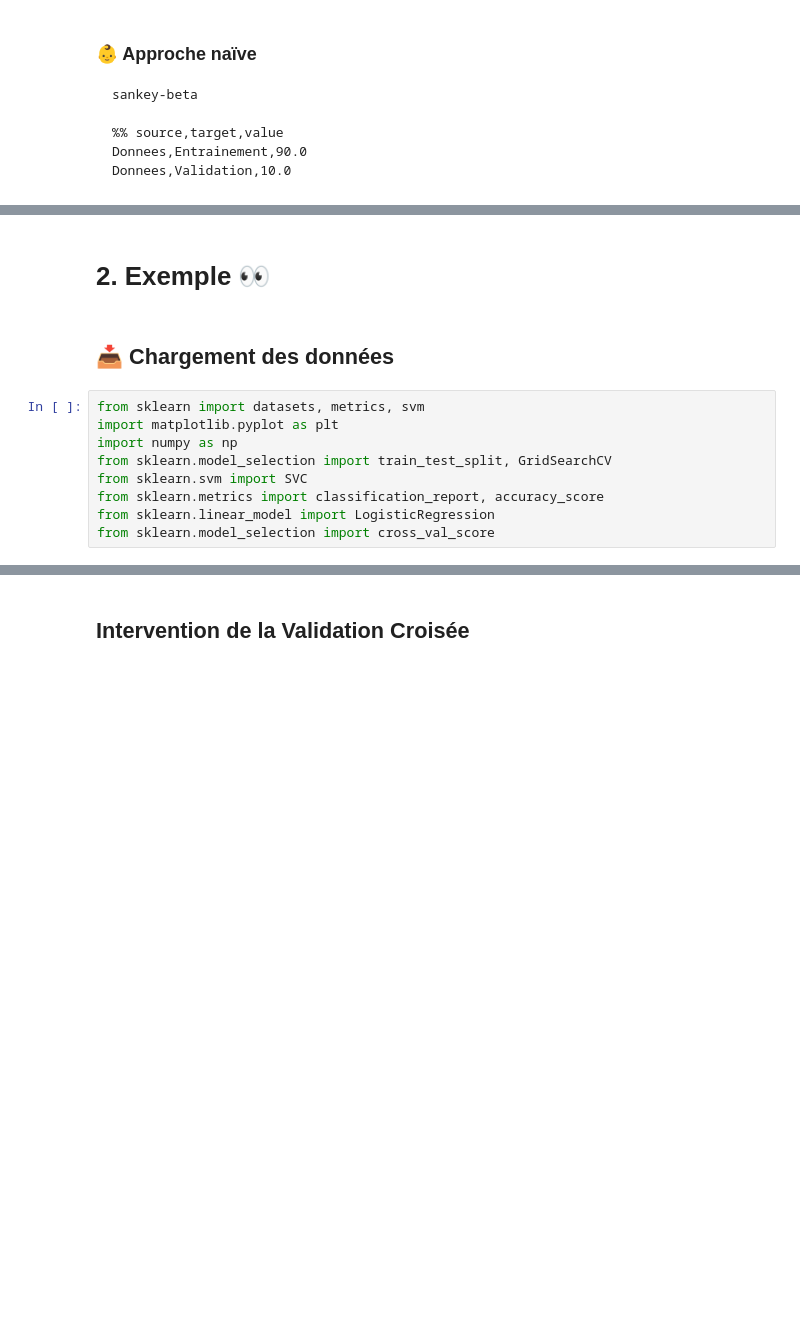
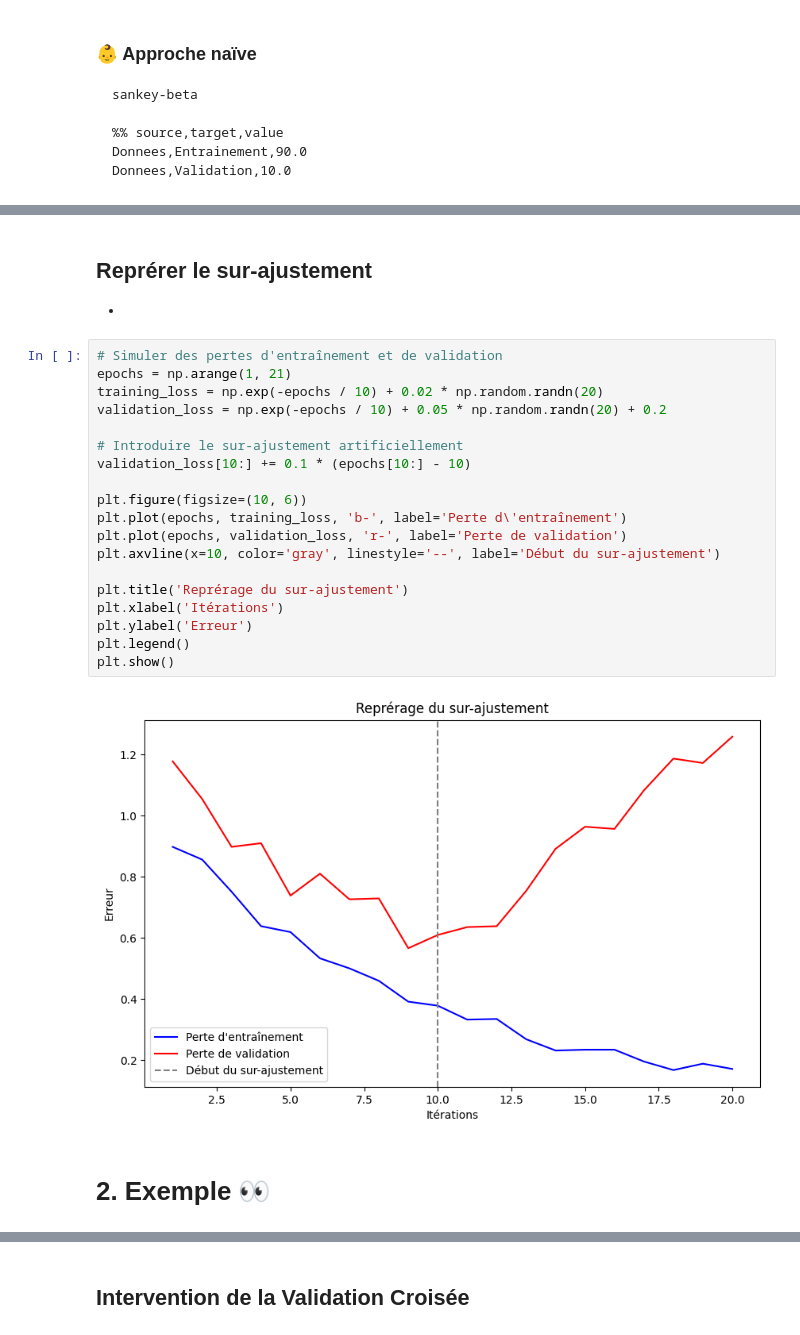
Before and after one commit to AlixANNERAUD/Cross_validation_presentation, a Jupyter notebook: Presentation.ipynb, the cells around one changed output, grey strips where cells are left out. Saved outputs shown, nothing was run; the diff lists cells and outputs as text; blank space fills up the shorter version.

```diff
--- a/Presentation.ipynb
+++ b/Presentation.ipynb
@@ -53,13 +100,27 @@ Les données ne doivent pas être toutes utilisées pour un pli.
+# %% [markdown]
+## Reprérer le sur-ajustement
+
+-
+# %%
+# Simuler des pertes d'entraînement et de validation
+epochs = np.arange(1, 21)
+training_loss = np.exp(-epochs / 10) + 0.02 * np.random.randn(20)
+validation_loss = np.exp(-epochs / 10) + 0.05 * np.random.randn(20) + 0.2
+
+# Introduire le sur-ajustement artificiellement
+validation_loss[10:] += 0.1 * (epochs[10:] - 10)
+
+plt.figure(figsize=(10, 6))
+plt.plot(epochs, training_loss, 'b-', label='Perte d\'entraînement')
+plt.plot(epochs, validation_loss, 'r-', label='Perte de validation')
+plt.axvline(x=10, color='gray', linestyle='--', label='Début du sur-ajustement')
+
+plt.title('Reprérage du sur-ajustement')
+plt.xlabel('Itérations')
+plt.ylabel('Erreur')
+plt.legend()
+plt.show()
+# %% [output]
+[figure, added]
 # %% [markdown]
 # 2. Exemple 👀
-# %% [markdown]
-## 📥 Chargement des données
-# %%
-from sklearn import datasets, metrics, svm
-import matplotlib.pyplot as plt
-import numpy as np
-from sklearn.model_selection import train_test_split, GridSearchCV
-from sklearn.svm import SVC
-from sklearn.metrics import classification_report, accuracy_score
-from sklearn.linear_model import LogisticRegression
-from sklearn.model_selection import cross_val_score
```
Also changed, not shown: parts of 23 cells of this notebook.
